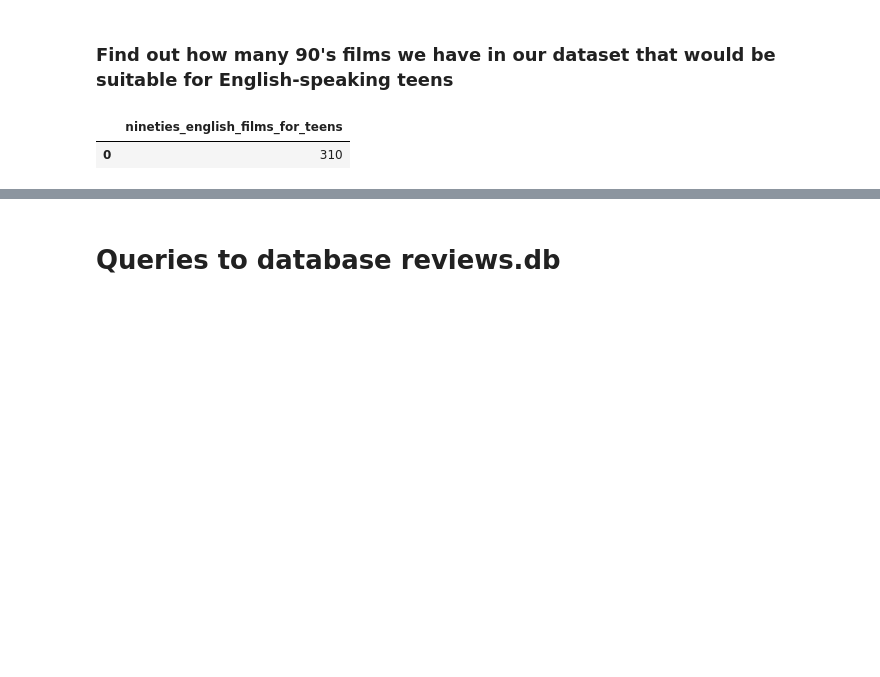
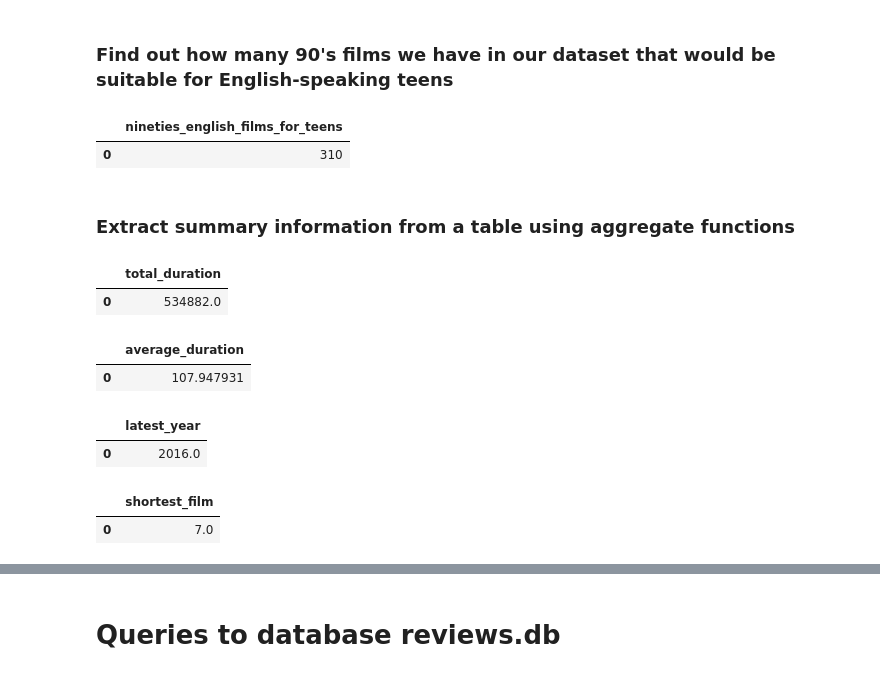
Before and after one commit to Cooleekova/data_engineering, a Jupyter notebook: SQL/SQL_basics.ipynb, the cells around one changed output, grey strips where cells are left out. Drawn from its saved outputs; the diff is of its cells as text; code cells hidden in the pictures; blank space fills up the shorter version.

Commit message:
add examples of SQL aggregate functions

```diff
--- a/SQL/SQL_basics.ipynb
+++ b/SQL/SQL_basics.ipynb
@@ -359,3 +366,37 @@ pd.read_sql("""SELECT COUNT(DISTINCT title) AS nineties_english_films_for_teens
 # %% [output]
 |  | nineties_english_films_for_teens |
 | 0 | 310 |
+# %% [markdown]
+### Extract summary information from a table using aggregate functions
+# %%
+# Query the sum of film durations
+pd.read_sql("""SELECT SUM(duration) AS total_duration
+               FROM films;""",
+            con)
+# %% [output]
+|  | total_duration |
+| 0 | 534882.0 |
+# %%
+#  Calculate the average duration of all films
+pd.read_sql("""SELECT AVG(duration) AS average_duration
+               FROM films;""",
+            con)
+# %% [output]
+|  | average_duration |
+| 0 | 107.947931 |
+# %%
+# Find the latest release_year
+pd.read_sql("""SELECT MAX(release_year) AS latest_year
+               FROM films;""",
+            con)
+# %% [output]
+|  | latest_year |
+| 0 | 2016.0 |
+# %%
+# Find the duration of the shortest film
+pd.read_sql("""SELECT MIN(duration) AS shortest_film
+               FROM films;""",
+            con)
+# %% [output]
+|  | shortest_film |
+| 0 | 7.0 |
```
Also changed, not shown: parts of 12 cells of this notebook.
